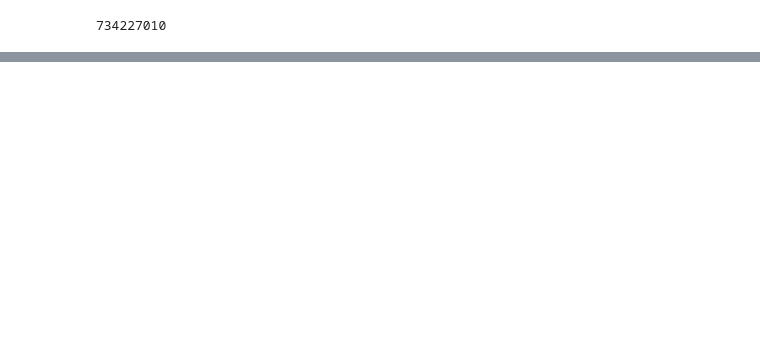
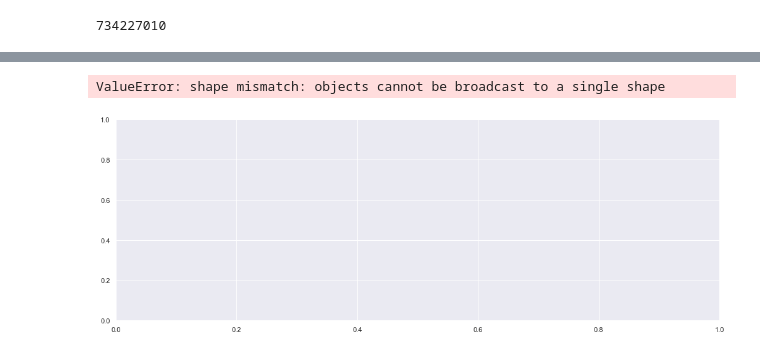
Before and after one commit to henriquecarvalho-maker/Projeto-Guerra-da-Ucrania, a Jupyter notebook: Financiamento_a_Ucraniano.ipynb, the cells around one changed output, grey strips where cells are left out. Cells and saved outputs as stored; diff of their text form; code cells hidden in the pictures; blank space fills up the shorter version.

```diff
--- a/Financiamento_a_Ucraniano.ipynb
+++ b/Financiamento_a_Ucraniano.ipynb
@@ -149,0 +160,11 @@ plt.show()
+# %%
+seletion_data = datadf['srcOrganization'] == 'Save the Children', 'Germany, Government of', 'Japan, Government of'
+
+fig = plt.figure(figsize=(15, 5))
+ax = fig.add_axes([0, 0, 0.9, 0.9])
+ax.bar(seletion_data, datadf['amountUSD'])
+ax.set_xticks(range(len(datadf['amountUSD'])))
+ax.set_xticklabels(seletion_data, rotation=90)
+# %% [output]
+ValueError: shape mismatch: objects cannot be broadcast to a single shape
+[figure, new version]
```
Also changed, not shown: parts of 10 cells of this notebook.
